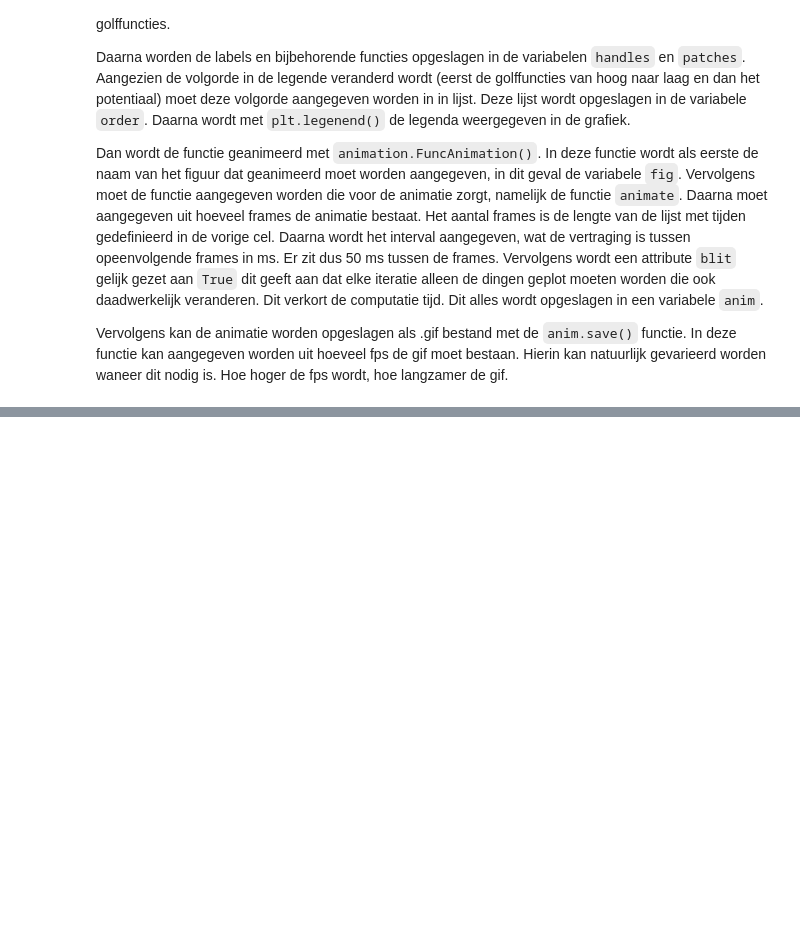
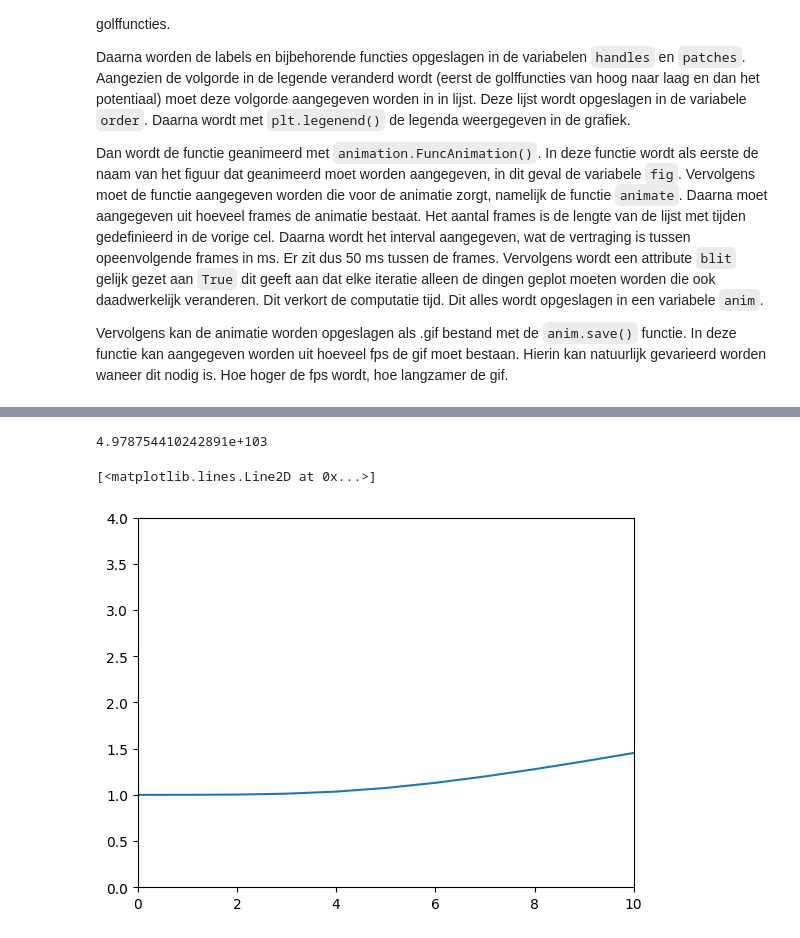
Before and after one commit to R4vante/School, a Jupyter notebook: ASIA/QHO/1D-Schroedinger-QHO.ipynb, the cells around one changed output, grey strips where cells are left out. Drawn from its saved outputs; the diff is of its cells as text; code cells hidden in the pictures; blank space fills up the shorter version.

```diff
--- a/ASIA/QHO/1D-Schroedinger-QHO.ipynb
+++ b/ASIA/QHO/1D-Schroedinger-QHO.ipynb
@@ -380,0 +385,29 @@ anim.save('QHO_prob.gif', fps=30, dpi=100)
+# %%
+Ea
+# %% [output]
+4.978754410242891e+103
+# %%
+Et = []
+
+for i in range(0,len(E)):
+    Ei = E[i]/E[0]
+    Et.append(Ei)
+# %%
+Ea = []
+
+for i in range(0, len(E)):
+    Ei = i+0.5
+    Eii = Ei/0.5
+    Ea.append(Eii)
+# %%
+dE = [Et[i]/Ea[i] for i in range(len(Et))]
+# %%
+n = np.linspace(0,len(E)-2, len(E))
+
+fig, ax = plt.subplots()
+ax.set_xlim([0,10])
+ax.set_ylim([0,4])
+ax.plot(n, dE)
+# %% [output]
+[<matplotlib.lines.Line2D at 0x...>]
+[figure, added]
```
Also changed, not shown: parts of 3 cells of this notebook, 9 other files.
